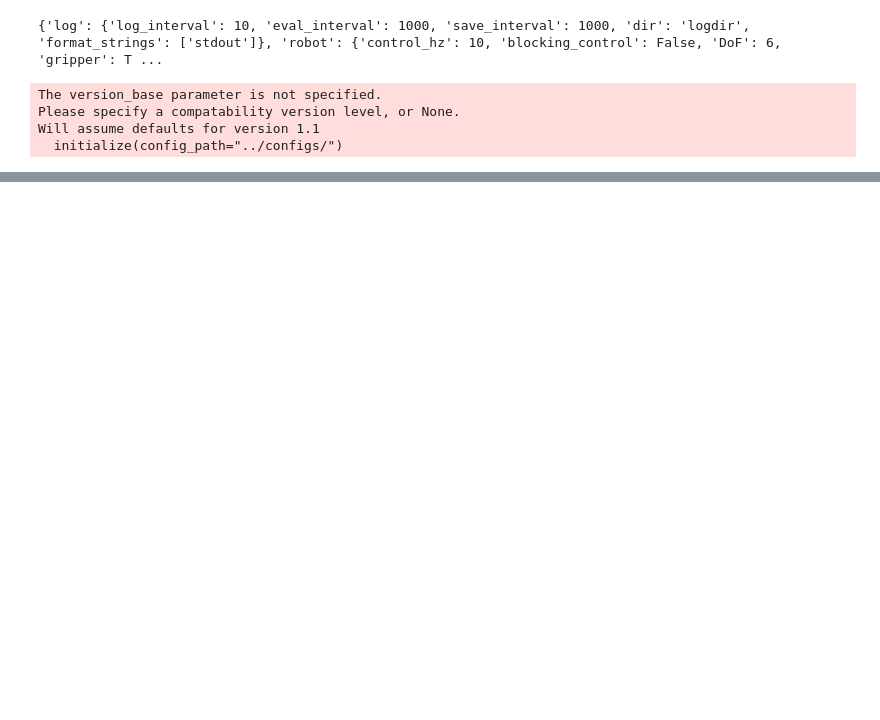
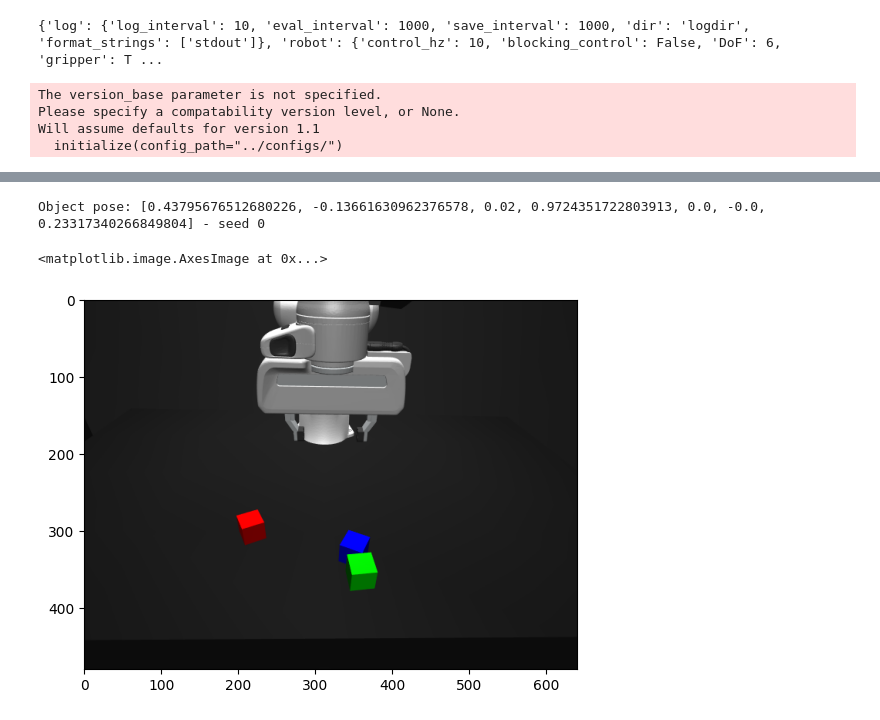
Before and after one commit to thomas0829/franka_control, a Jupyter notebook: notebooks/distractor_wrapper.ipynb, the cells around one changed output, grey strips where cells are left out. Cells and saved outputs as stored; diff of their text form; code cells hidden in the pictures; blank space fills up the shorter version.

```diff
--- a/notebooks/distractor_wrapper.ipynb
+++ b/notebooks/distractor_wrapper.ipynb
@@ -86,0 +210,8 @@ Object pose: [0.2973097703475733, 0.05596840853100954, 0.02, 0.9609652807489141,
+# %%
+import matplotlib.pyplot as plt
+obs = env.reset()
+plt.imshow(obs["front_rgb"])
+# %% [output]
+Object pose: [0.43795676512680226, -0.13661630962376578, 0.02, 0.9724351722803913, 0.0, -0.0, 0.23317340266849804] - seed 0
+<matplotlib.image.AxesImage at 0x...>
+[figure, added]
```
Also changed, not shown: parts of 5 cells of this notebook, 21 other files.
